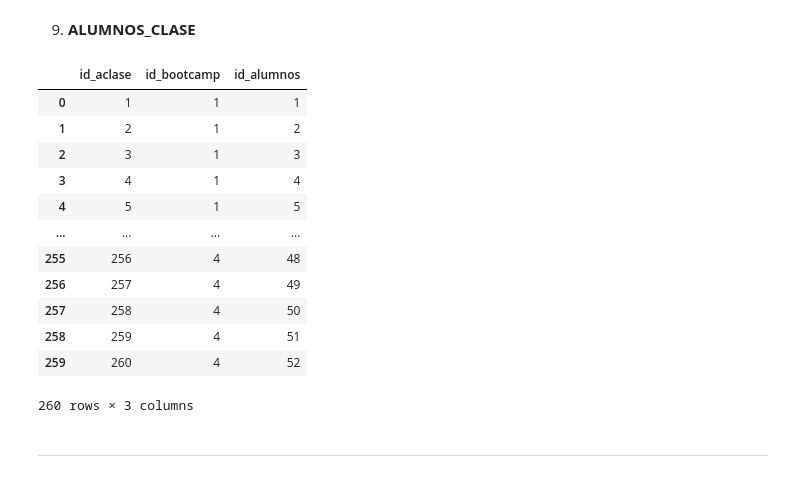
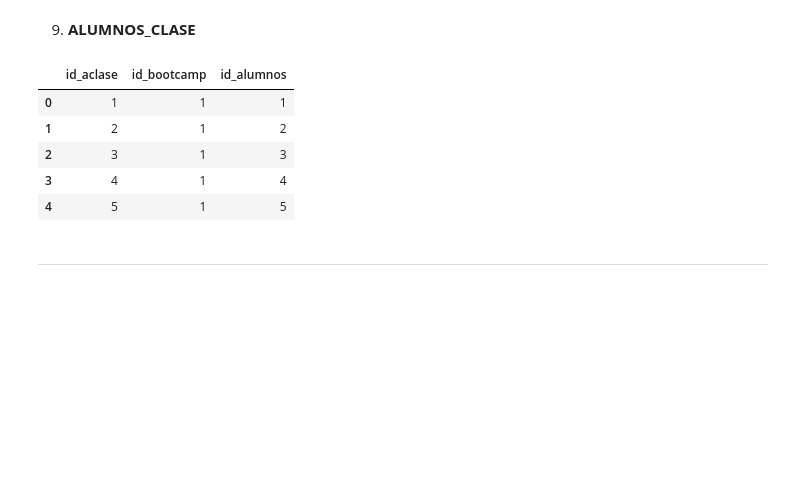
Before and after one commit to IreneAP19/DDBB, a Jupyter notebook: DDBB.ipynb, the cells around one changed output. Cells and saved outputs as stored; diff of their text form; code cells hidden in the pictures; blank space fills up the shorter version.

```diff
--- a/DDBB.ipynb
+++ b/DDBB.ipynb
@@ -225,24 +225,18 @@ calificaciones.head()
 # %%
 a_alumnos = pd.merge(total_clases, bootcamp_cruce, left_on=['Promoción','Fecha_comienzo','Campus', 'Vertical'], right_on=['Promocion','F_comienzo','campus','vertical'], how='left')
 a_alumnos = a_alumnos.loc[:,['Nombre','id_bootcamp']]
 a_alumnos = pd.merge(a_alumnos, alumnos, left_on=['Nombre'], right_on=['Nombre'], how='left')
+a_alumnos.drop_duplicates(subset=["Nombre","id_bootcamp","id_alumnos","Email"],inplace=True,ignore_index=True)
 a_alumnos = a_alumnos.loc[:,['id_bootcamp', 'id_alumnos']]
 a_alumnos.insert(0, 'id_aclase', range(1, len(a_alumnos) + 1))
-a_alumnos
+a_alumnos.head()
 # %% [output]
 |  | id_aclase | id_bootcamp | id_alumnos |
 | 0 | 1 | 1 | 1 |
 | 1 | 2 | 1 | 2 |
 | 2 | 3 | 1 | 3 |
 | 3 | 4 | 1 | 4 |
 | 4 | 5 | 1 | 5 |
-| ... | ... | ... | ... |
-| 255 | 256 | 4 | 48 |
-| 256 | 257 | 4 | 49 |
-| 257 | 258 | 4 | 50 |
-| 258 | 259 | 4 | 51 |
-| 259 | 260 | 4 | 52 |
-260 rows × 3 columns
 # %% [markdown]
 -----------------
 # %% [markdown]
```
Also changed, not shown: parts of 20 cells of this notebook, 2 other files.
